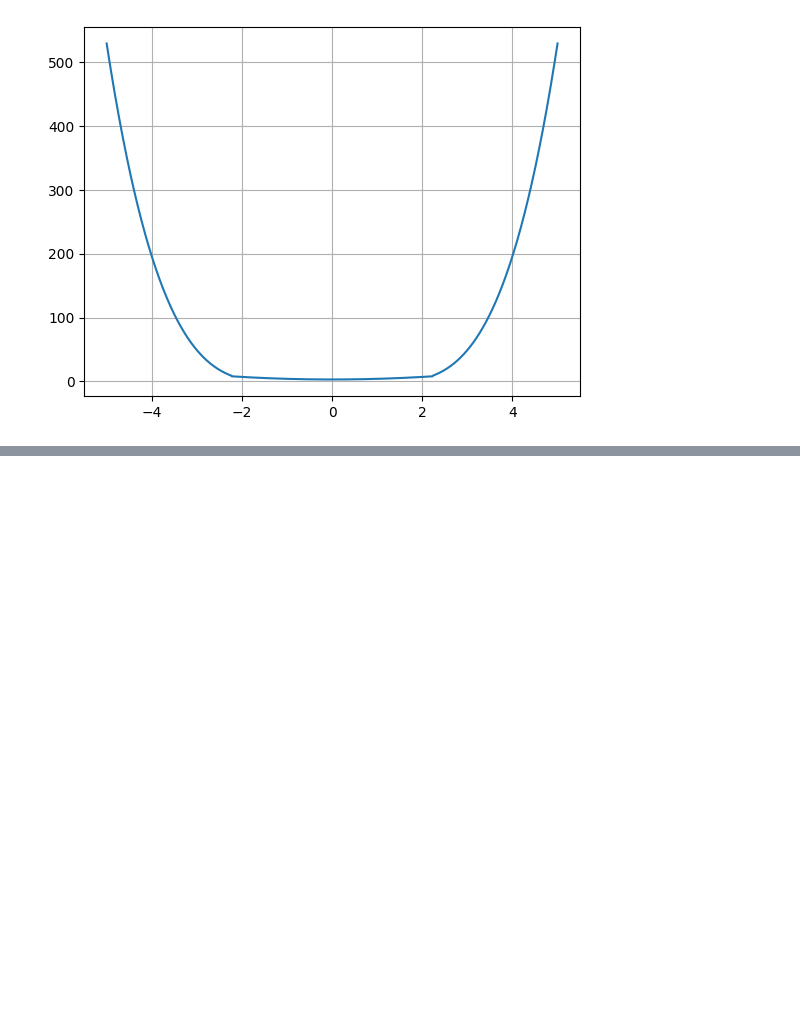
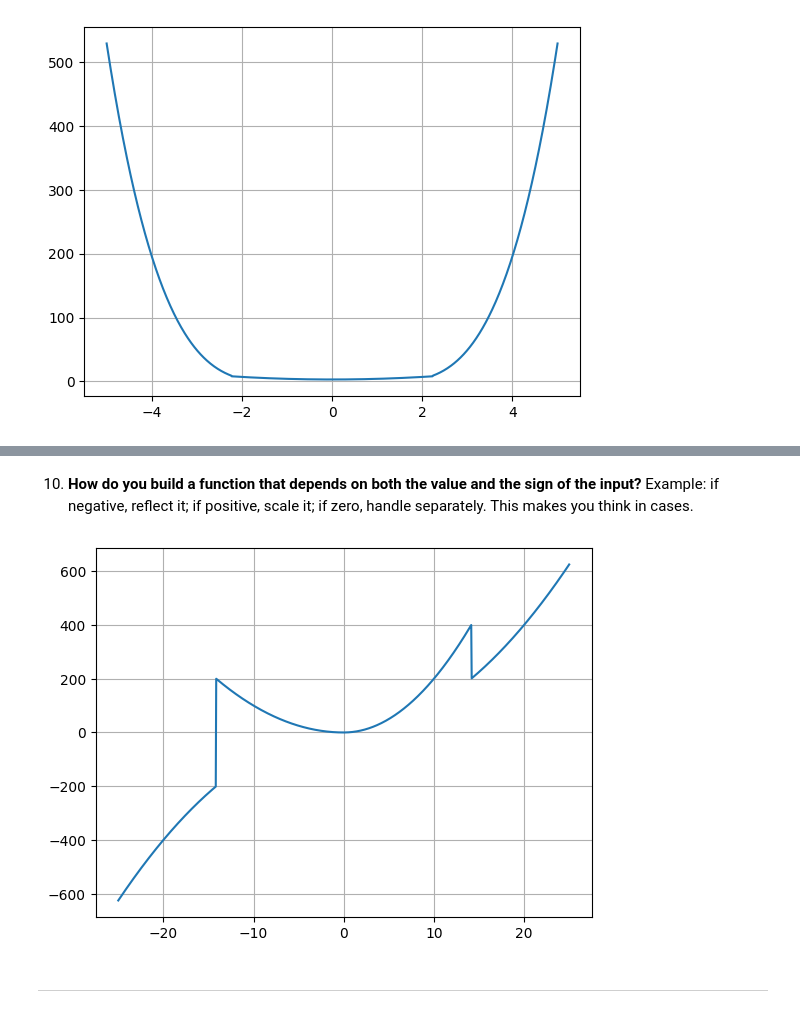
Before and after one commit to Akshat04-am/mathematical-programming, a Jupyter notebook: computation_foundation/exploratory/numpy_exploratory/current.ipynb, the cells around one changed output, grey strips where cells are left out. Saved outputs shown, nothing was run; the diff lists cells and outputs as text; code cells hidden in the pictures; blank space fills up the shorter version.

Commit message:
filtering, masking, conditionals.

```diff
--- a/computation_foundation/exploratory/numpy_exploratory/numpy_masking_piecewise_and_pipelines.ipynb
+++ b/computation_foundation/exploratory/numpy_exploratory/current.ipynb
@@ -140,0 +217,29 @@ plt.show()
+# %% [markdown]
+10. **How do you build a function that depends on both the value and the sign of the input?**
+    Example: if negative, reflect it; if positive, scale it; if zero, handle separately.
+    This makes you think in cases.
+# %%
+import numpy as np
+import matplotlib.pyplot as plt
+
+x = np.linspace(-25,25,1000)
+y = np.zeros_like(x)
+y1 = np.square(x)
+
+# checking the sign
+sign = np.sign(x)
+
+# double made up conditional filtering
+mask1 = (sign == -1) & (y1 > 200)
+mask2 = (sign == 1) & (y1 <=200)
+
+y1[mask1] = -1*y1[mask1]
+y1[mask2] = 2*y1[mask2]
+
+plt.plot(x,y1)
+plt.grid()
+plt.show()
+# %% [output]
+[figure, added]
+# %% [markdown]
+----
```
Also changed, not shown: parts of 5 cells of this notebook, 3 other files.
